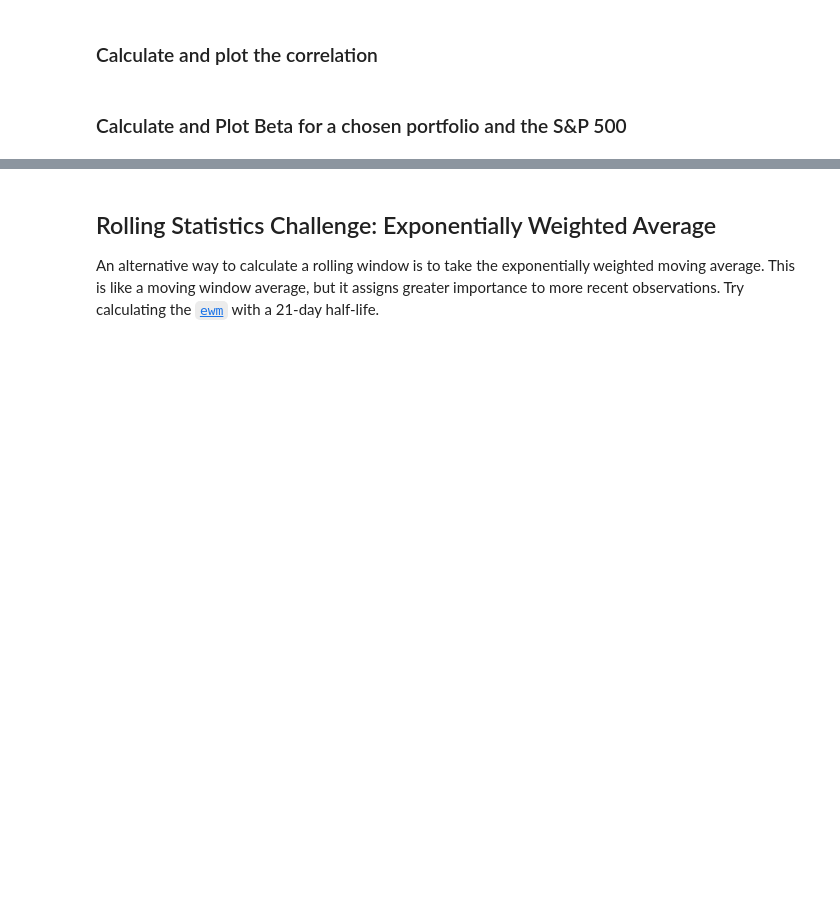
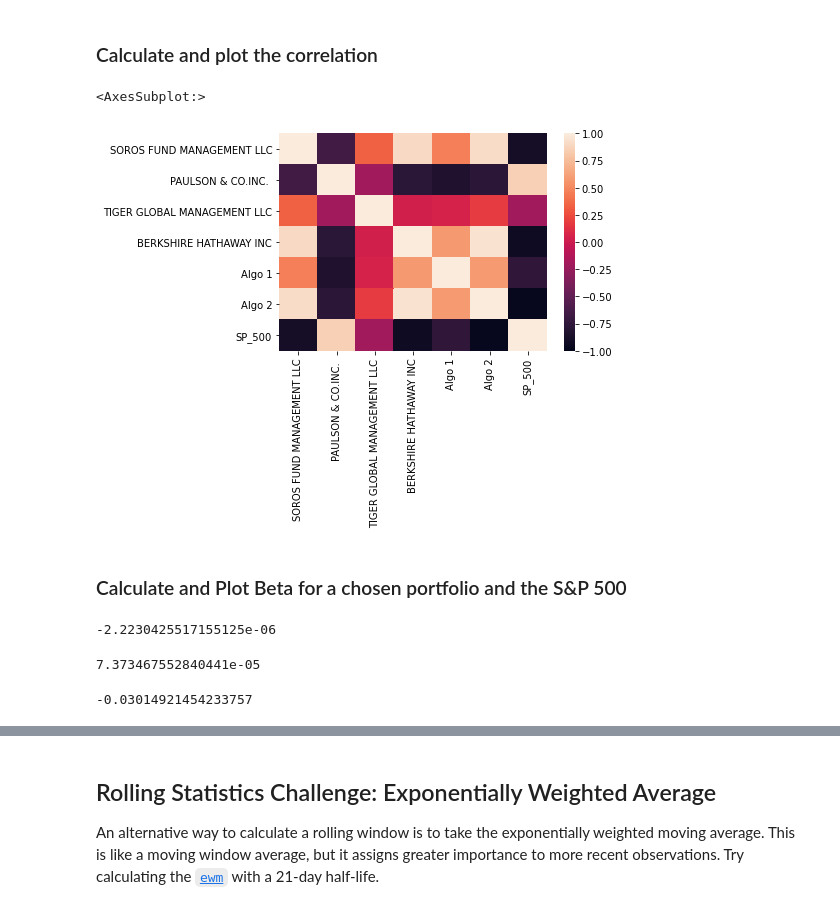
Before and after one commit to DanGodzich/algos_whales, a Jupyter notebook: whale_analysis.ipynb, the cells around one changed output, grey strips where cells are left out. Saved outputs shown, nothing was run; the diff lists cells and outputs as text; code cells hidden in the pictures; blank space fills up the shorter version.

```diff
--- a/whale_analysis.ipynb
+++ b/whale_analysis.ipynb
@@ -306,15 +310,32 @@ Risk changes over time. Analyze the rolling statistics for Risk and Beta.
 ### Calculate and plot the correlation
 # %%
 # Calculate the correlation
+price_correlation = cumulative_returns.corr()
 
 # Display de correlation matrix
+import seaborn as sns
+sns.heatmap(price_correlation, vmin=-1, vmax=1)
+# %% [output]
+<AxesSubplot:>
+[figure, added]
 # %% [markdown]
 ### Calculate and Plot Beta for a chosen portfolio and the S&P 500
+# %%
+# Calculate covariance of a single portfolio
+covariance = all_returns['Algo 1'].cov(all_returns['SP_500'])
+
+covariance
+# %% [output]
+-2.2230425517155125e-06
 # %%
-# Calculate covariance of a single portfolio
-
 # Calculate variance of S&P 500
-
-# Computing beta
-
-# Plot beta trend
+variance=all_returns["SP_500"].var()
+variance
+# %% [output]
+7.373467552840441e-05
+# %%
+# Computing beta
+algo1_beta = covariance / variance
+algo1_beta
+# %% [output]
+-0.03014921454233757
```
Also changed, not shown: parts of 6 cells of this notebook.
